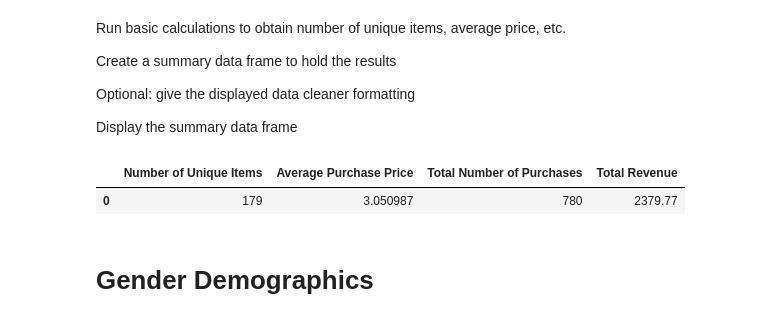
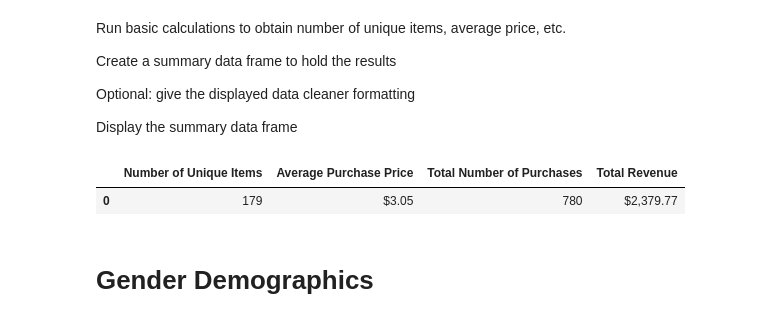
Before and after one commit to vandrade88/pandas-challenge, a Jupyter notebook: heroes_of_pymoli/heroes_of_pymoli_main.ipynb, the cells around one changed output. Saved outputs shown, nothing was run; the diff lists cells and outputs as text; code cells hidden in the pictures.

```diff
--- a/heroes_of_pymoli/heroes_of_pymoli_main.ipynb
+++ b/heroes_of_pymoli/heroes_of_pymoli_main.ipynb
@@ -40,17 +41,23 @@ Optional: give the displayed data cleaner formatting
 
 Display the summary data frame
 # %%
-purchasing_analysis_df = pd.DataFrame(
+# run calculations within dataframe. create summary dataframe to hold results
+analysis_df = pd.DataFrame(
     {"Number of Unique Items": [len(purchase_df["Item Name"].value_counts())],
-     "Average Purchase Price": [purchase_df["Price"].mean()],
+     "Average Purchase Price": purchase_df["Price"].mean(),
      "Total Number of Purchases": [len(purchase_df["Purchase ID"].value_counts())],
-     "Total Revenue": [purchase_df["Price"].sum()]
-     }
-)
-purchasing_analysis_df
+     "Total Revenue": purchase_df["Price"].sum()
+    })
+
+# give the displayed dataframe cleaner formatting
+analysis_df = analysis_df.style.format({"Average Purchase Price": '${:,.2f}',
+                                        "Total Revenue": '${:,.2f}'
+                                       })
+
+analysis_df
 # %% [output]
 |  | Number of Unique Items | Average Purchase Price | Total Number of Purchases | Total Revenue |
-| 0 | 179 | 3.050987 | 780 | 2379.77 |
+| 0 | 179 | $3.05 | 780 | $2,379.77 |
 # %% [markdown]
 # Gender Demographics
 # %% [markdown]
```
Also changed, not shown: parts of 9 cells of this notebook.
